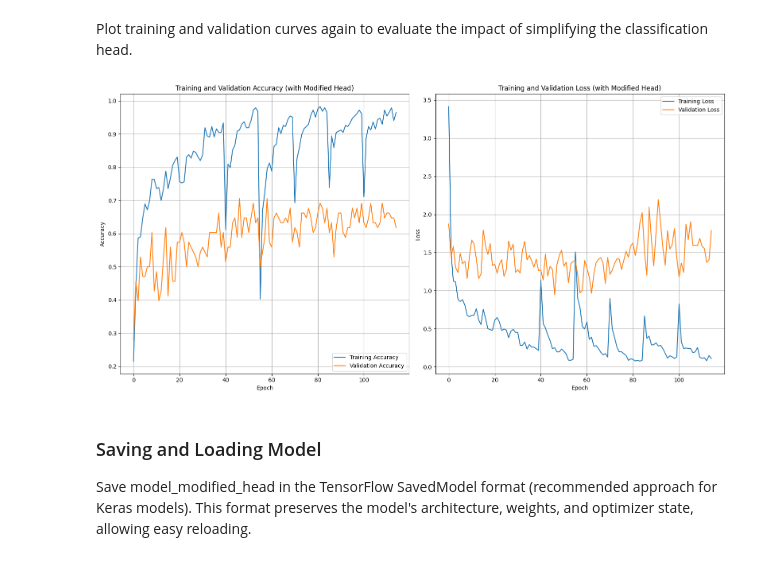
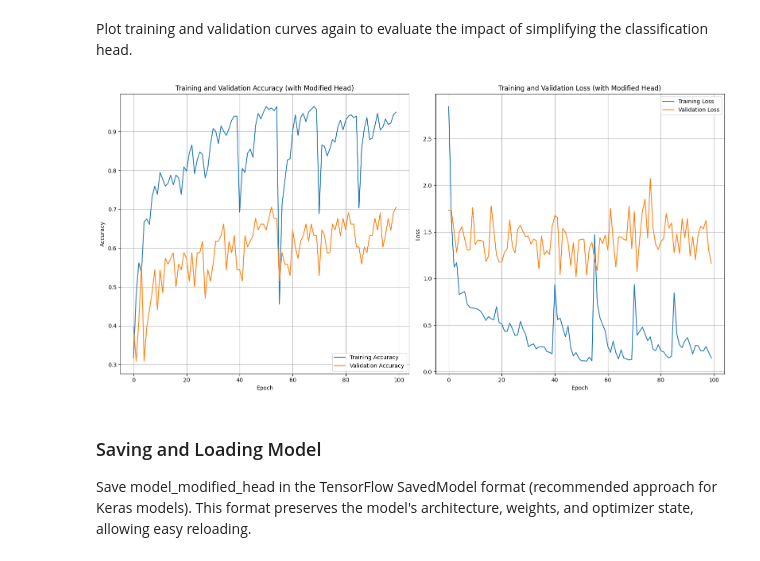
Before and after one commit to dagovenera/Caribbean-Brain-Coral-Classifier, a Jupyter notebook: Caribbean_Brain_Coral_Classifier.ipynb, the cells around one changed output. Drawn from its saved outputs; the diff is of its cells as text; code cells hidden in the pictures.

```diff
--- a/Caribbean_Brain_Coral_Classifier.ipynb
+++ b/Caribbean_Brain_Coral_Classifier.ipynb
@@ -549,7 +665,6 @@ Plot training and validation curves again to evaluate the impact of simplifying
 acc_final = training_tl.history['accuracy'] + \
             training_fine_tune.history['accuracy'] + \
             training_lrs.history['accuracy'] + \
-            training_dropout.history['accuracy'] + \
             training_dropout_adjusted.history['accuracy'] + \
             training_bn.history['accuracy'] + \
             training_modified_head.history['accuracy']
@@ -557,7 +672,6 @@ acc_final = training_tl.history['accuracy'] + \
 val_acc_final = training_tl.history['val_accuracy'] + \
                 training_fine_tune.history['val_accuracy'] + \
                 training_lrs.history['val_accuracy'] + \
-                training_dropout.history['val_accuracy'] + \
                 training_dropout_adjusted.history['val_accuracy'] + \
                 training_bn.history['val_accuracy'] + \
                 training_modified_head.history['val_accuracy']
@@ -565,7 +679,6 @@ val_acc_final = training_tl.history['val_accuracy'] + \
 loss_final = training_tl.history['loss'] + \
              training_fine_tune.history['loss'] + \
              training_lrs.history['loss'] + \
-             training_dropout.history['loss'] + \
              training_dropout_adjusted.history['loss'] + \
              training_bn.history['loss'] + \
              training_modified_head.history['loss']
@@ -573,36 +686,35 @@ loss_final = training_tl.history['loss'] + \
 val_loss_final = training_tl.history['val_loss'] + \
                  training_fine_tune.history['val_loss'] + \
                  training_lrs.history['val_loss'] + \
-                 training_dropout.history['val_loss'] + \
                  training_dropout_adjusted.history['val_loss'] + \
                  training_bn.history['val_loss'] + \
                  training_modified_head.history['val_loss']
 
 epochs_range_final = range(len(acc_final))
 
 plt.figure(figsize=(16, 8))
 plt.subplot(1, 2, 1)
 plt.plot(epochs_range_final, acc_final, label='Training Accuracy')
 plt.plot(epochs_range_final, val_acc_final, label='Validation Accuracy')
 plt.title('Training and Validation Accuracy (with Modified Head)')
 plt.xlabel('Epoch')
 plt.ylabel('Accuracy')
 plt.legend(loc='lower right')
 plt.grid(True)
 
 plt.subplot(1, 2, 2)
 plt.plot(epochs_range_final, loss_final, label='Training Loss')
 plt.plot(epochs_range_final, val_loss_final, label='Validation Loss')
 plt.title('Training and Validation Loss (with Modified Head)')
 plt.xlabel('Epoch')
 plt.ylabel('Loss')
 plt.legend(loc='upper right')
 plt.grid(True)
 
 plt.tight_layout()
 plt.show()
 # %% [output]
-[figure, old version]
+[figure, new version]
 # %% [markdown]
 ### Saving and Loading Model
 
```
Also changed, not shown: parts of 16 cells of this notebook.
